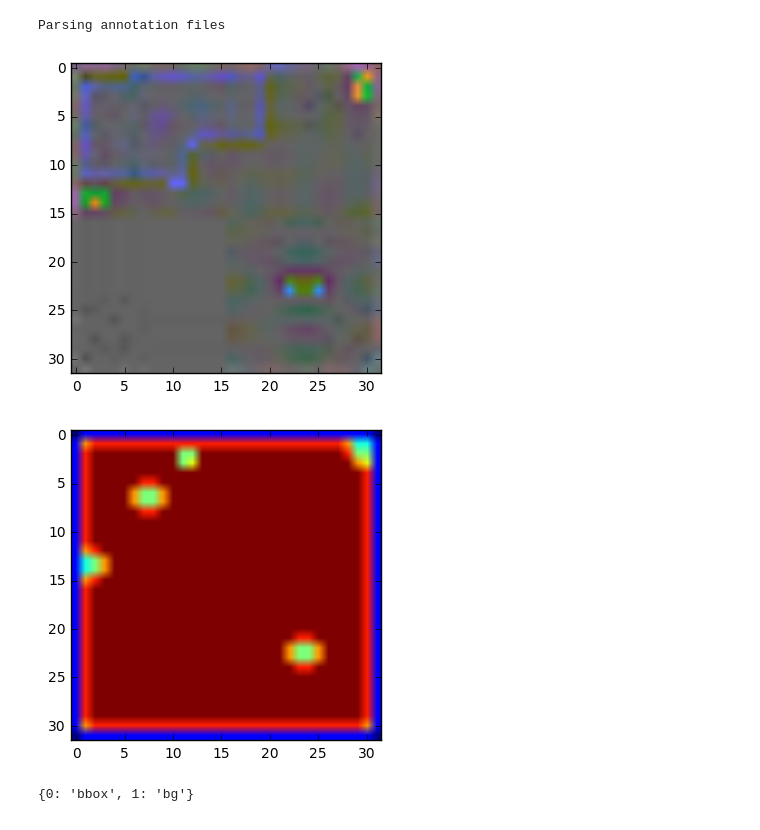
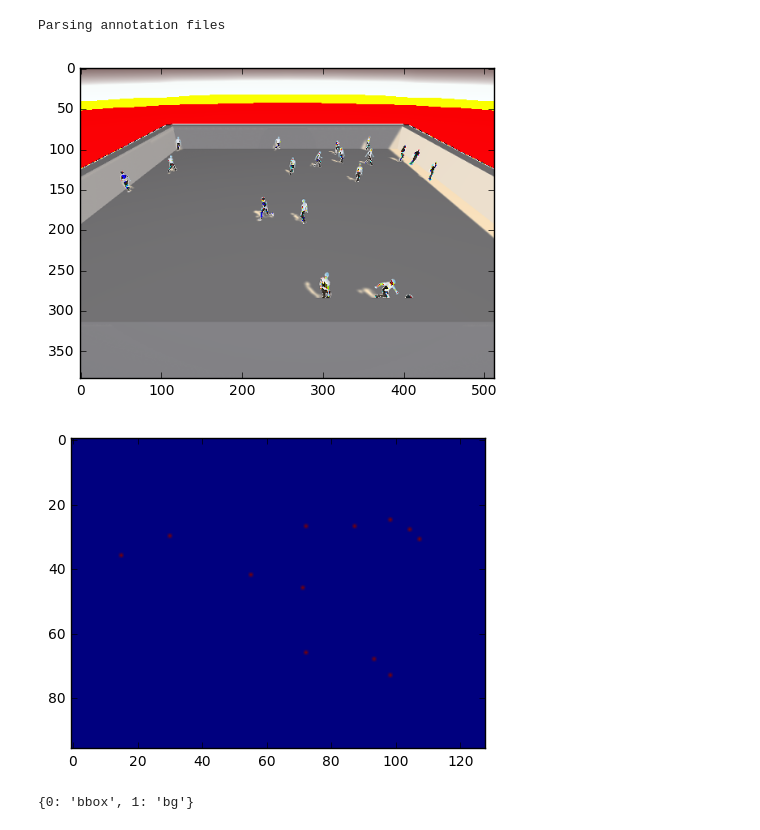
Before and after one commit to npetrenko/recurrent_frcnn, a Jupyter notebook: test_rpn_det.ipynb, the cells around one changed output. Saved outputs shown, nothing was run; the diff lists cells and outputs as text; code cells hidden in the pictures.

```diff
--- a/test_rpn_det.ipynb
+++ b/test_rpn_det.ipynb
@@ -20,7 +20,7 @@ from random import seed
 seed(1234)
 np.random.seed(1234)
 # %%
-data,_,_ = get_data('./videos/', './annotations/')
+data,_,_ = get_data('./crowdgen_data/Main/', './annotations/')
 # %% [output]
 Parsing annotation files
 # %%
@@ -31,17 +31,17 @@ data_gen = video_streamer(data, 2, C, lambda x,y: [x,y], 'tf', 'test')
 # %%
 x = next(data_gen)
 # %%
-plt.imshow(x[0][0,16])
+plt.imshow(x[0][0,1])
 plt.show()
 # %% [output]
-[figure, old version]
+[figure, new version]
 # %%
 num_anchors = len(C.anchor_box_ratios) * len(C.anchor_box_scales)
 # %%
-plt.imshow((x[1][0][0,16][...,:num_anchors]).sum(axis=-1))
+plt.imshow((x[1][0][0,1][...,num_anchors:]).sum(axis=-1))
 plt.show()
 # %% [output]
-[figure, old version]
+[figure, new version]
 # %%
 sess = tf.Session()
 # %%
```
Also changed, not shown: parts of 6 cells of this notebook, 7 other files.
